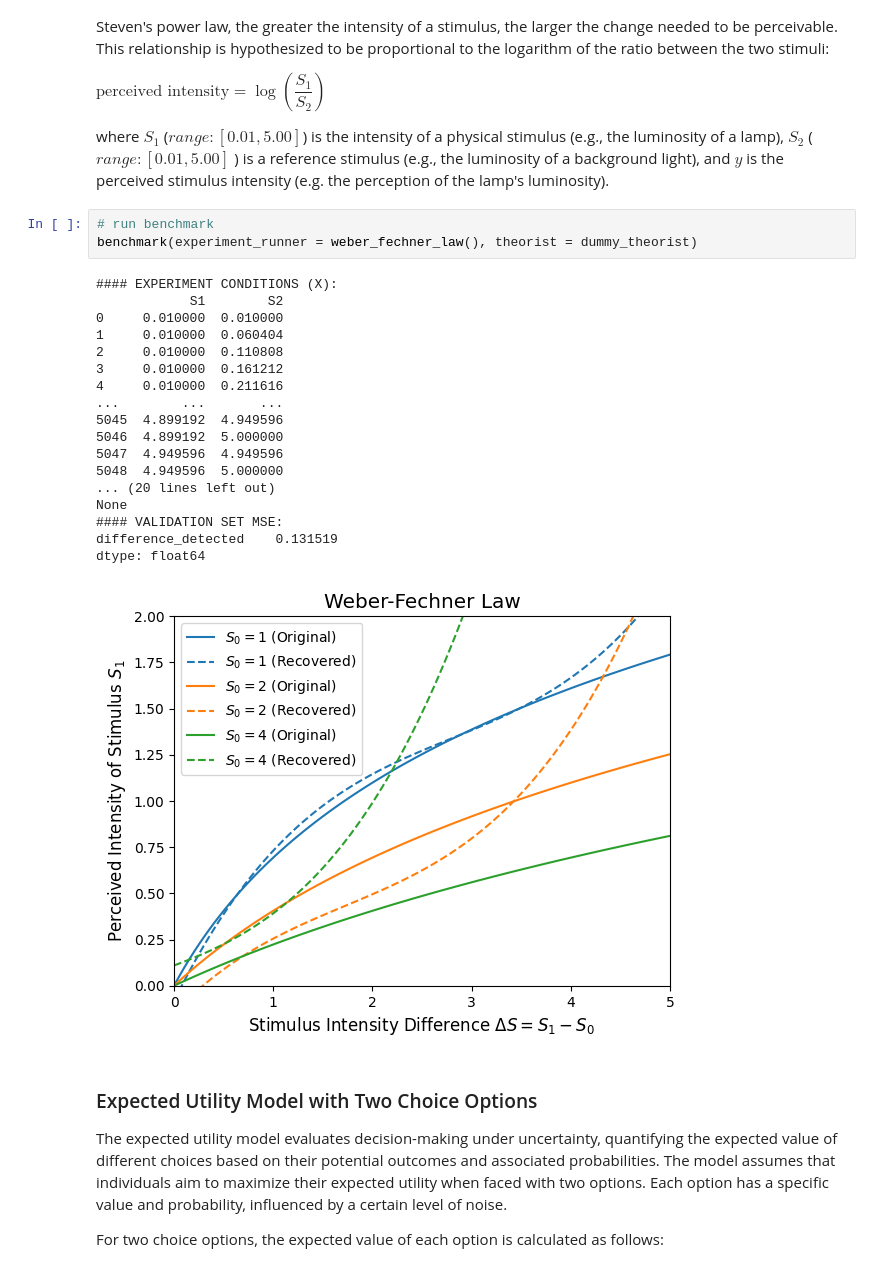
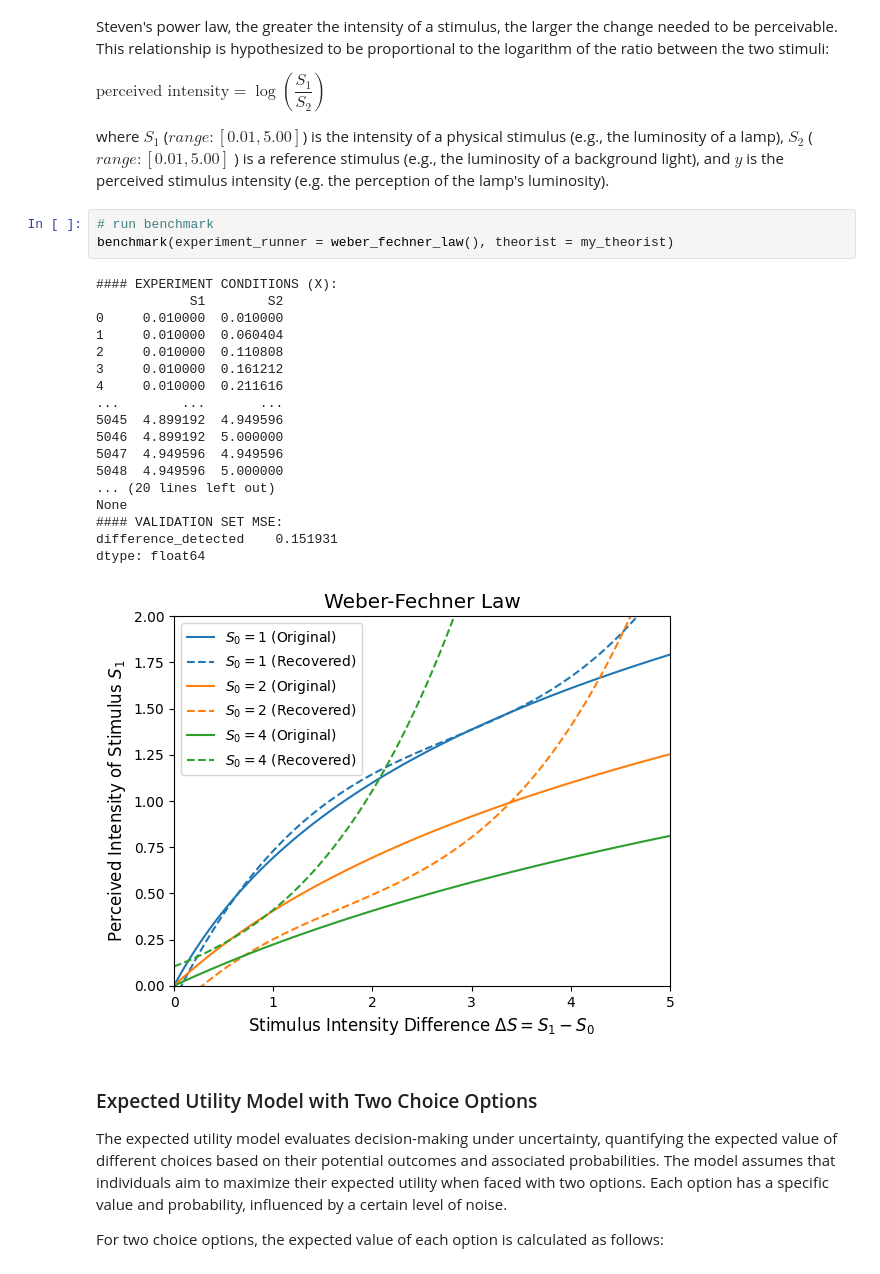
Before and after one commit to parthapratimkalita/autora-theorist-Avengers, a Jupyter notebook: challenge/theorist_benchmarking.ipynb, the cells around one changed output. Cells and saved outputs as stored; diff of their text form.

```diff
--- a/challenge/theorist_benchmarking.ipynb
+++ b/challenge/theorist_benchmarking.ipynb
@@ -273,26 +273,26 @@ $\text{perceived intensity} = \log\left(\dfrac{S_1}{S_2}\right)$
 where $S_1$ ($range: [0.01, 5.00]$) is the intensity of a physical stimulus (e.g., the luminosity of a lamp), $S_2$ ($range: [0.01, 5.00]$ ) is a reference stimulus (e.g., the luminosity of a background light), and $y$ is the perceived stimulus intensity (e.g. the perception of the lamp's luminosity).
 # %%
 # run benchmark
-benchmark(experiment_runner = weber_fechner_law(), theorist = dummy_theorist)
+benchmark(experiment_runner = weber_fechner_law(), theorist = my_theorist)
 # %% [output]
 #### EXPERIMENT CONDITIONS (X):
             S1        S2
 0     0.010000  0.010000
 1     0.010000  0.060404
 2     0.010000  0.110808
 3     0.010000  0.161212
 4     0.010000  0.211616
 ...        ...       ...
 5045  4.899192  4.949596
 5046  4.899192  5.000000
 5047  4.949596  4.949596
 5048  4.949596  5.000000
 ... (20 lines left out)
 None
 #### VALIDATION SET MSE:
-difference_detected    0.131519
+difference_detected    0.151931
 dtype: float64
-[figure, old version]
+[figure, new version]
 # %% [markdown]
 ### Expected Utility Model with Two Choice Options
 
```
Also changed, not shown: parts of 3 cells of this notebook.
